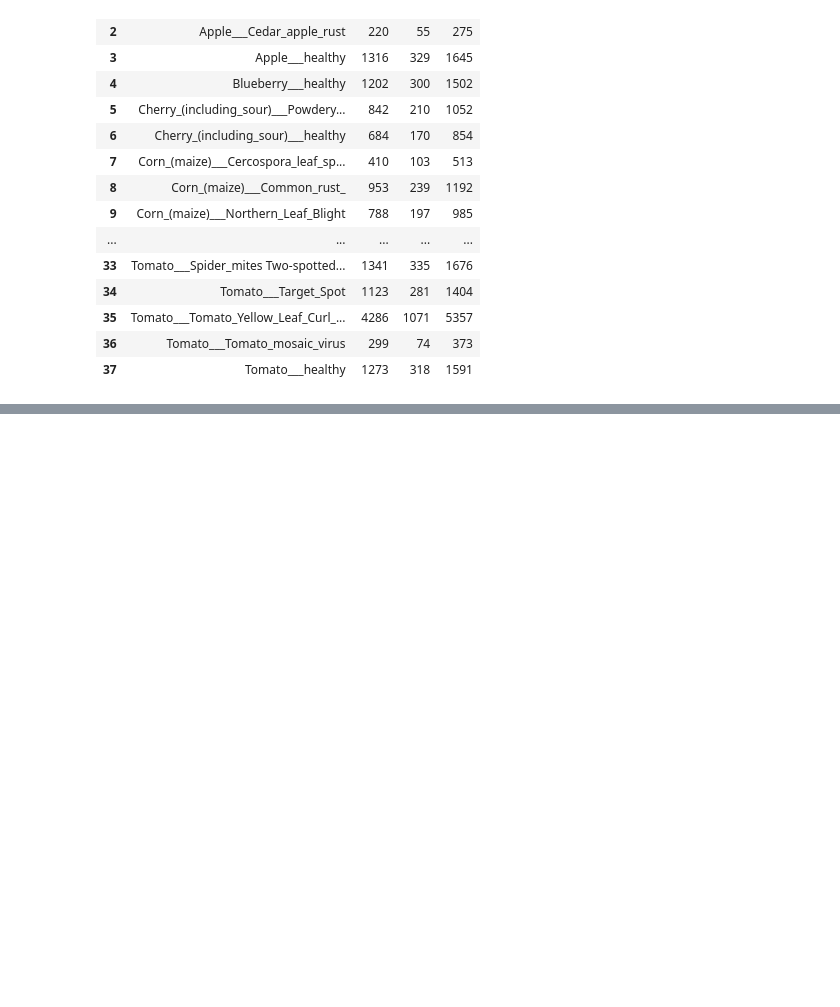
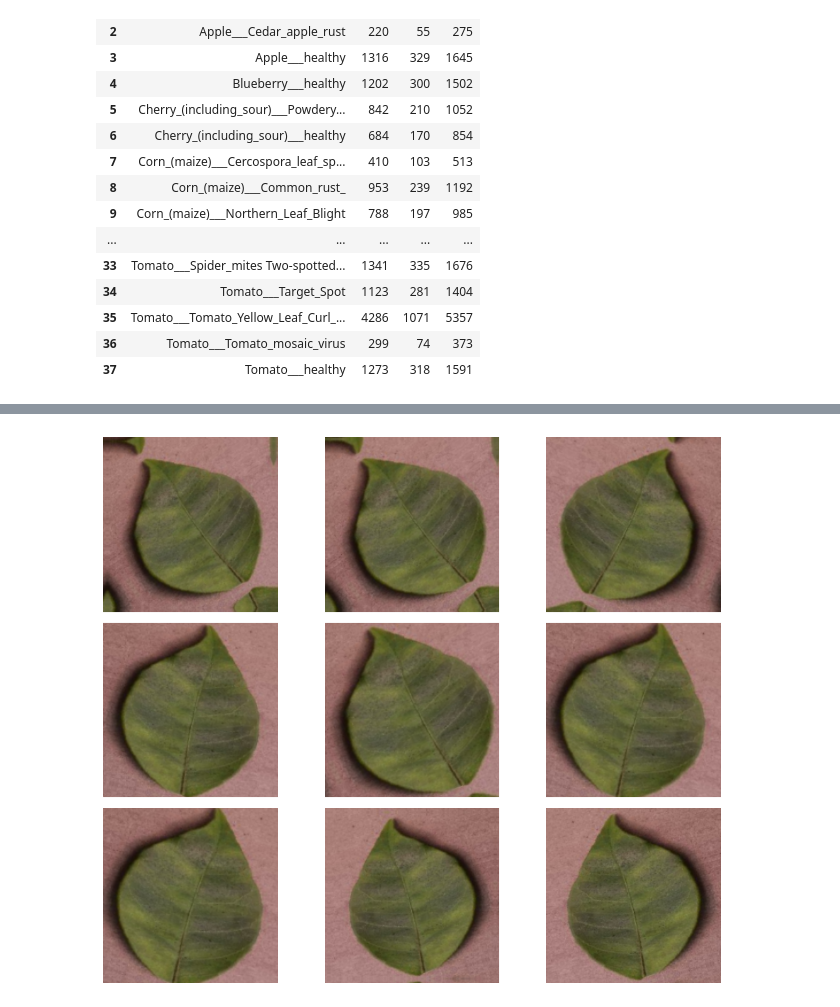
Before and after one commit to BertoPurba/PlantDiseaseDetection, a Jupyter notebook: notebooks/01_eda.ipynb, the cells around one changed output, grey strips where cells are left out. Saved outputs shown, nothing was run; the diff lists cells and outputs as text; code cells hidden in the pictures; blank space fills up the shorter version.

```diff
--- a/notebooks/01_eda.ipynb
+++ b/notebooks/01_eda.ipynb
@@ -103,0 +238,4 @@ df_counts
+# %%
+for images, labels in train_ds.take(1):
+    print("Image shape:", images.shape)
+    print("Label shape:", labels.shape)
@@ -103,0 +245,7 @@ df_counts
+# %%
+class_names = train_ds.class_names
+
+print("Jumlah kelas:", len(class_names))
+
+for i, class_name in enumerate(class_names):
+    print(i, class_name)
@@ -103,0 +270,31 @@ df_counts
+# %%
+data_augmentation = tf.keras.Sequential([
+    tf.keras.layers.RandomFlip("horizontal"),
+    tf.keras.layers.RandomRotation(0.1),
+    tf.keras.layers.RandomZoom(0.1),
+])
+# %%
+plt.figure(figsize=(10, 8))
+
+for images, labels in train_ds.take(1):
+    first_image = images[0]
+
+    for i in range(9):
+        augmented_image = data_augmentation(
+            tf.expand_dims(first_image, 0),
+            training=True
+        )
+
+        plt.subplot(3, 3, i + 1)
+        plt.imshow(
+            tf.cast(
+                tf.clip_by_value(augmented_image[0], 0, 255),
+                tf.uint8
+            )
+        )
+        plt.axis("off")
+
+plt.tight_layout()
+plt.show()
+# %% [output]
+[figure, added]
```
Also changed, not shown: parts of 16 cells of this notebook.
